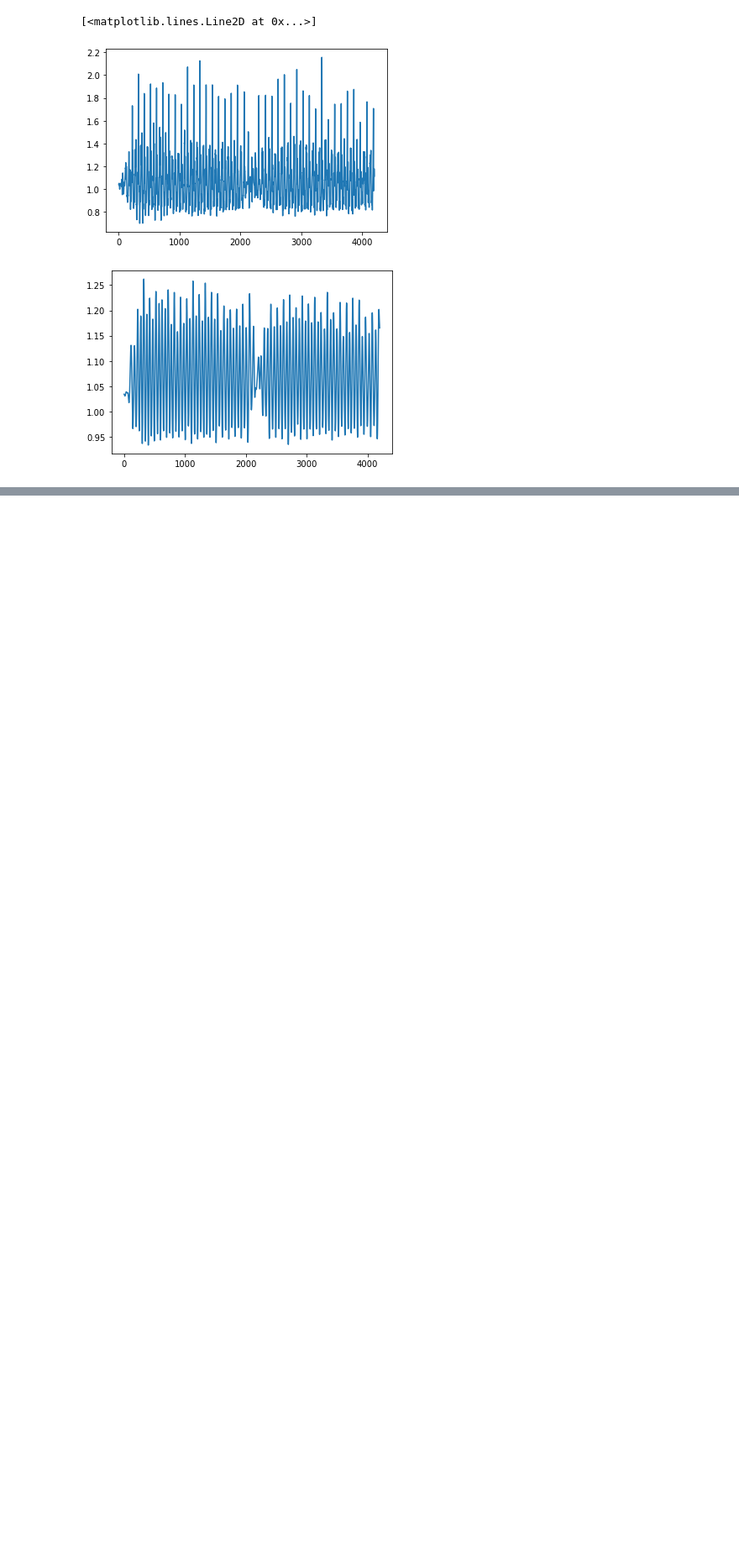
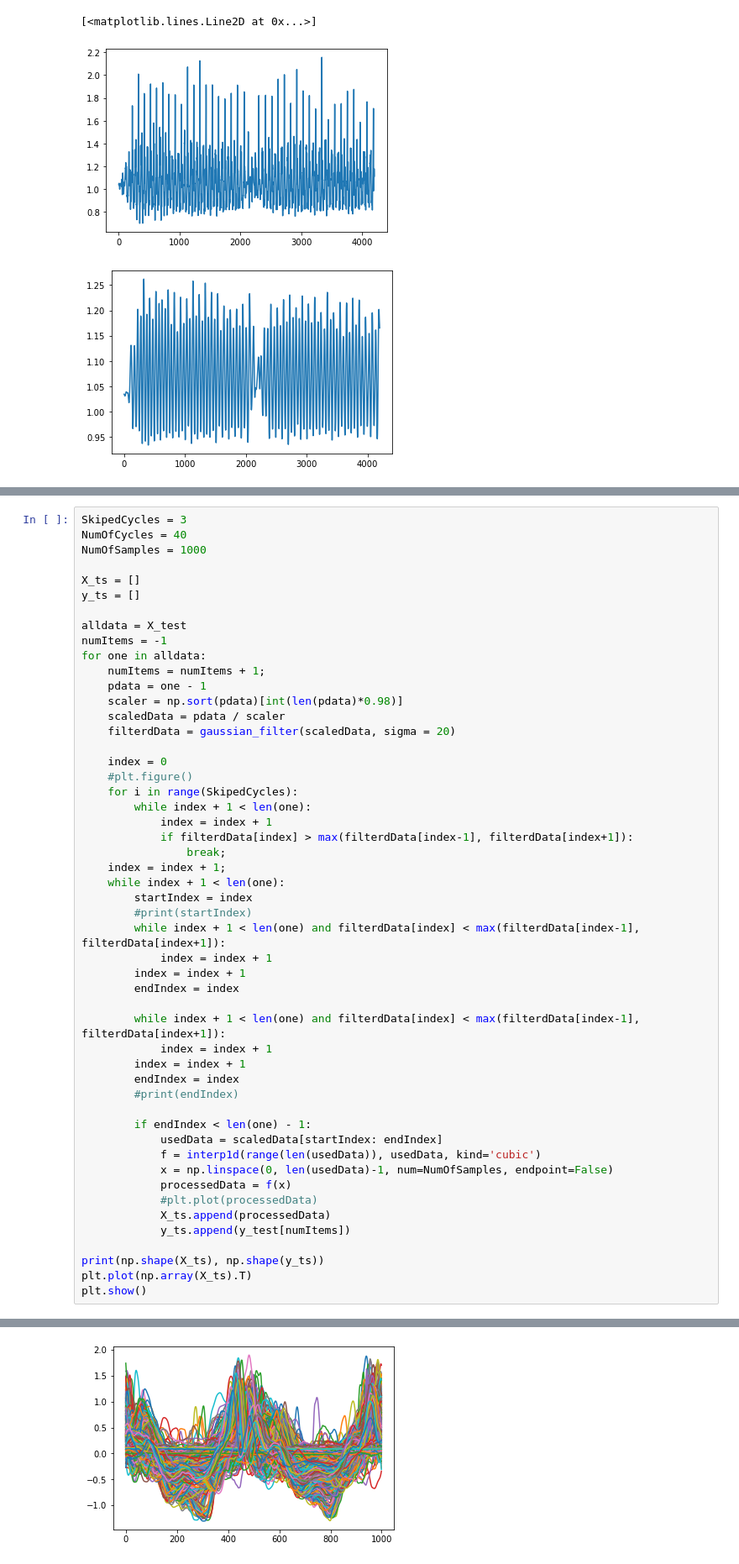
Before and after one commit to RGu0/labWalk, a Jupyter notebook: labWalkAnalysis.ipynb, the cells around one changed output, grey strips where cells are left out. Shown: that part at 84% size. Drawn from its saved outputs; the diff is of its cells as text; blank space fills up the shorter version.

```diff
--- a/labWalkAnalysis.ipynb
+++ b/labWalkAnalysis.ipynb
@@ -149,0 +113,52 @@ plt.plot(y_ts)
+# %%
+SkipedCycles = 3
+NumOfCycles = 40
+NumOfSamples = 1000
+
+X_ts = []
+y_ts = []
+
+alldata = X_test
+numItems = -1
+for one in alldata:
+    numItems = numItems + 1;
+    pdata = one - 1
+    scaler = np.sort(pdata)[int(len(pdata)*0.98)]
+    scaledData = pdata / scaler
+    filterdData = gaussian_filter(scaledData, sigma = 20)
+
+    index = 0
+    #plt.figure()
+    for i in range(SkipedCycles):
+        while index + 1 < len(one):
+            index = index + 1
+            if filterdData[index] > max(filterdData[index-1], filterdData[index+1]):
+                break;
+    index = index + 1;
+    while index + 1 < len(one):
+        startIndex = index
+        #print(startIndex)
+        while index + 1 < len(one) and filterdData[index] < max(filterdData[index-1], filterdData[index+1]):
+            index = index + 1
+        index = index + 1
+        endIndex = index
+
+        while index + 1 < len(one) and filterdData[index] < max(filterdData[index-1], filterdData[index+1]):
+            index = index + 1
+        index = index + 1
+        endIndex = index
+        #print(endIndex)
+
+        if endIndex < len(one) - 1:
+            usedData = scaledData[startIndex: endIndex]
+            f = interp1d(range(len(usedData)), usedData, kind='cubic')
+            x = np.linspace(0, len(usedData)-1, num=NumOfSamples, endpoint=False)
+            processedData = f(x)
+            #plt.plot(processedData)
+            X_ts.append(processedData)
+            y_ts.append(y_test[numItems])
+
+print(np.shape(X_ts), np.shape(y_ts))
+plt.plot(np.array(X_ts).T)
+plt.show()
+# %% [output]
@@ -149,0 +166 @@ plt.plot(y_ts)
+[figure, added]
```
Also changed, not shown: parts of 10 cells of this notebook, 3 other files.
